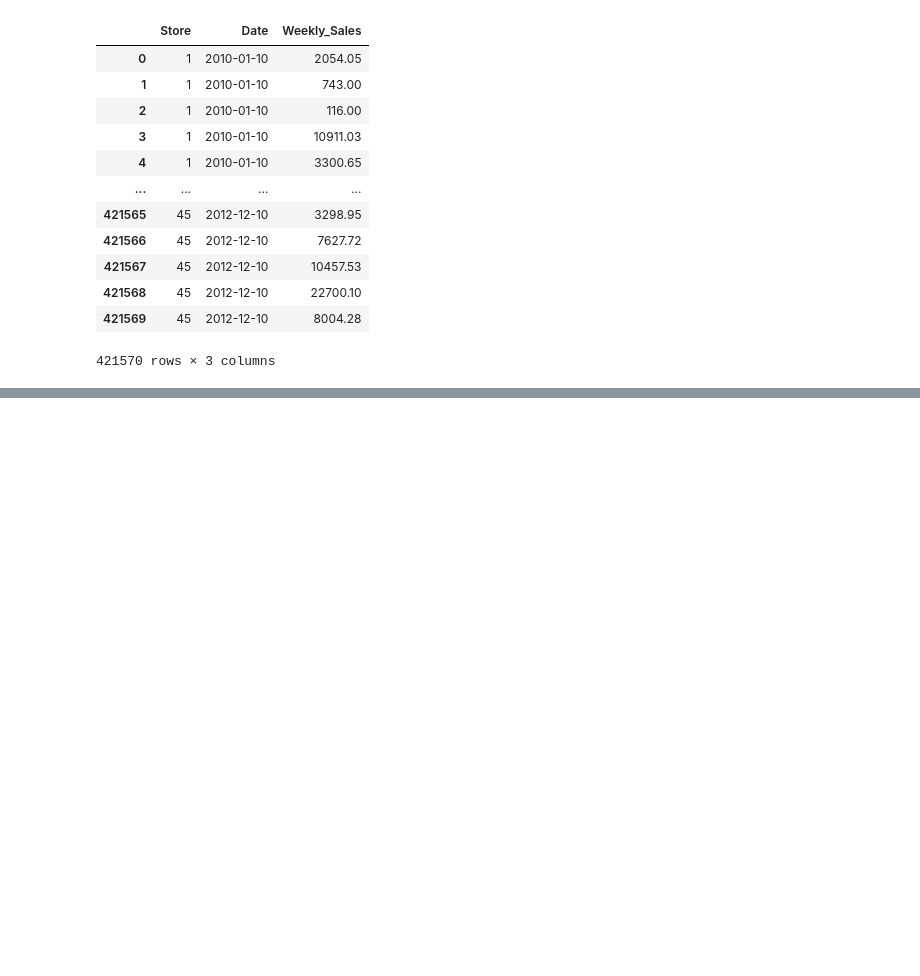
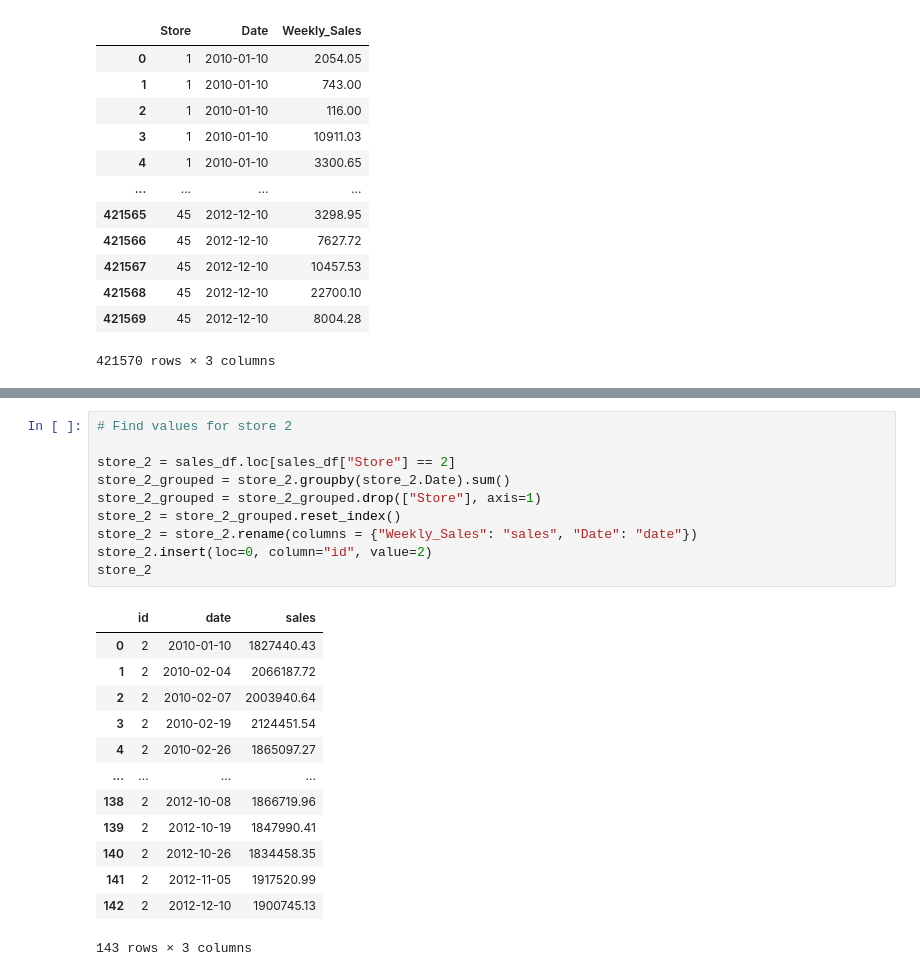
Before and after one commit to swdrich/etl-challenge, a Jupyter notebook: Sales_ETL_Copy.ipynb, the cells around one changed output, grey strips where cells are left out. Saved outputs shown, nothing was run; the diff lists cells and outputs as text; blank space fills up the shorter version.

```diff
--- a/Sales_ETL_Copy.ipynb
+++ b/Sales_ETL_Copy.ipynb
@@ -1137,0 +142,24 @@ store_45
+# %%
+# Find values for store 2
+
+store_2 = sales_df.loc[sales_df["Store"] == 2]
+store_2_grouped = store_2.groupby(store_2.Date).sum()
+store_2_grouped = store_2_grouped.drop(["Store"], axis=1)
+store_2 = store_2_grouped.reset_index()
+store_2 = store_2.rename(columns = {"Weekly_Sales": "sales", "Date": "date"})
+store_2.insert(loc=0, column="id", value=2)
+store_2
+# %% [output]
+|  | id | date | sales |
+| 0 | 2 | 2010-01-10 | 1827440.43 |
+| 1 | 2 | 2010-02-04 | 2066187.72 |
+| 2 | 2 | 2010-02-07 | 2003940.64 |
+| 3 | 2 | 2010-02-19 | 2124451.54 |
+| 4 | 2 | 2010-02-26 | 1865097.27 |
+| ... | ... | ... | ... |
+| 138 | 2 | 2012-10-08 | 1866719.96 |
+| 139 | 2 | 2012-10-19 | 1847990.41 |
+| 140 | 2 | 2012-10-26 | 1834458.35 |
+| 141 | 2 | 2012-11-05 | 1917520.99 |
+| 142 | 2 | 2012-12-10 | 1900745.13 |
+143 rows × 3 columns
```
Also changed, not shown: parts of 97 cells of this notebook, 2 other files.
